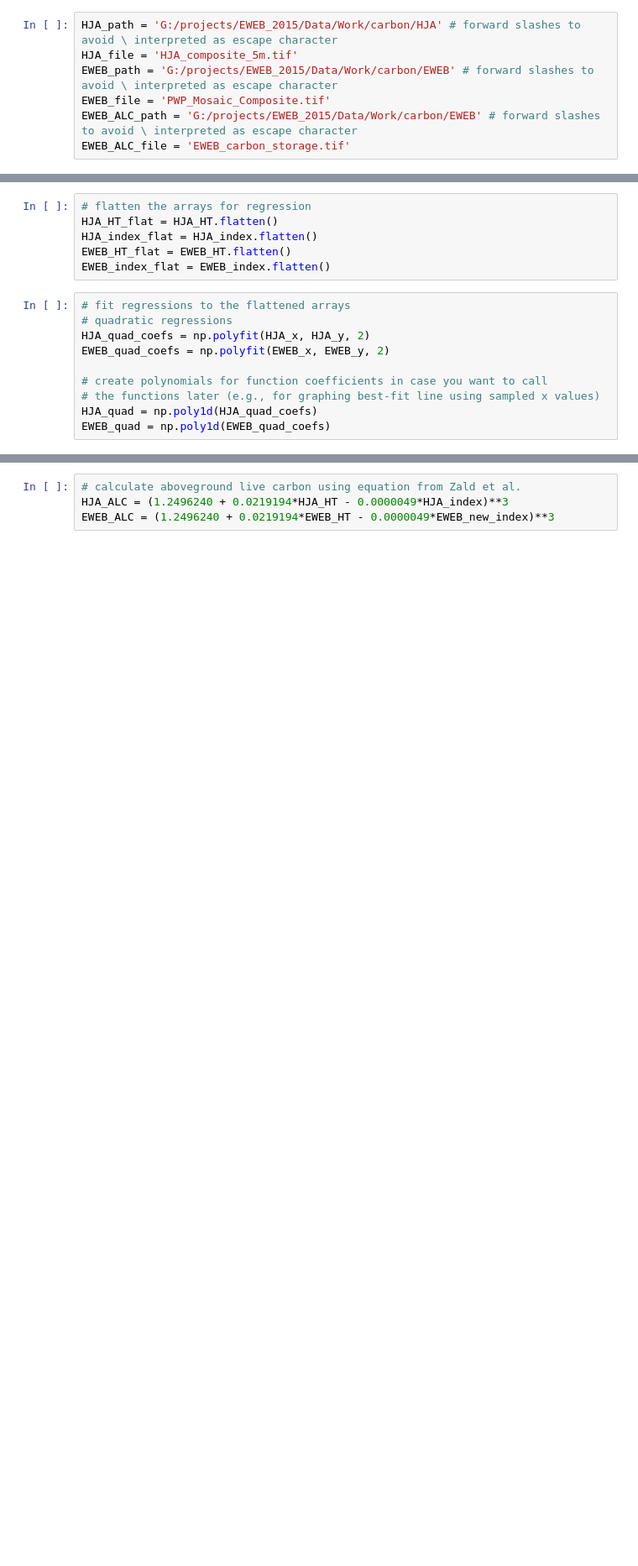
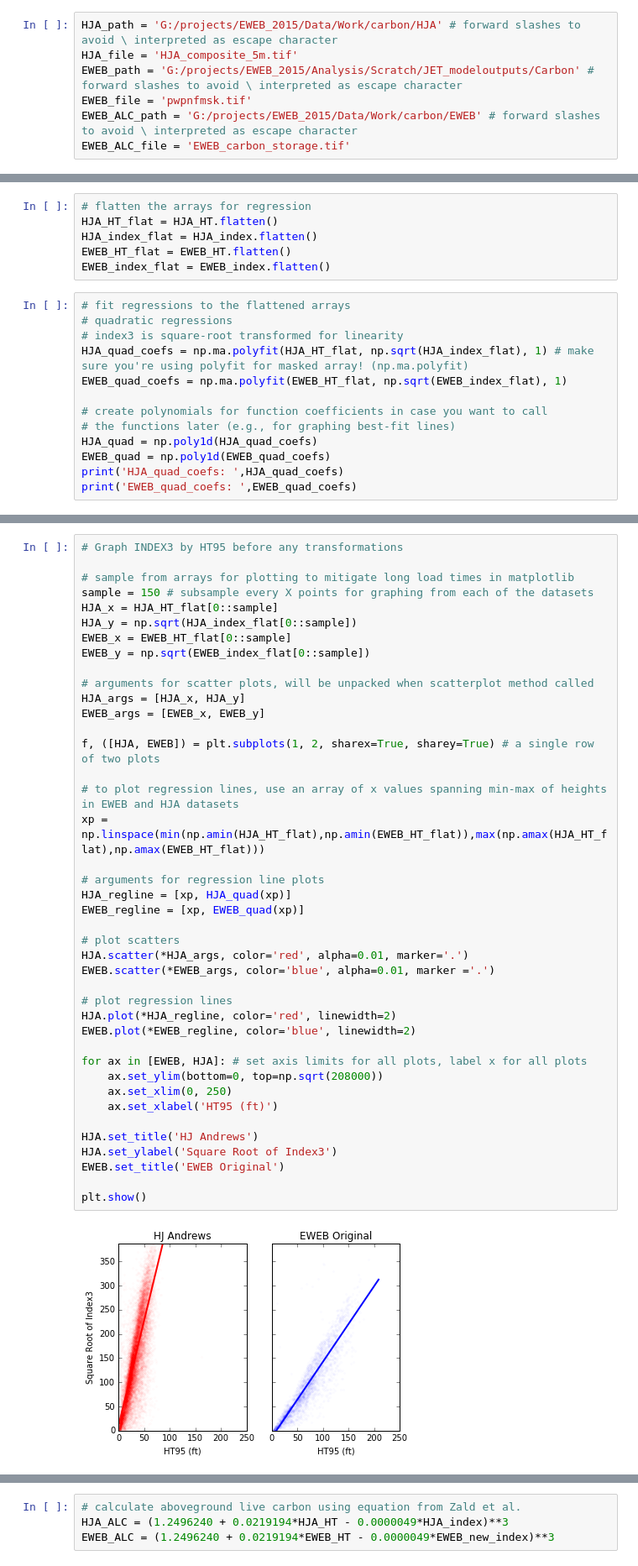
Before and after one commit to Ecotrust/urbanforestry, a Jupyter notebook: EWEB LiDAR Transform.ipynb, the cells around one changed output, grey strips where cells are left out. Shown at 84% size. Saved outputs shown, nothing was run; the diff lists cells and outputs as text; blank space fills up the shorter version.

Commit message:
Fixed mis-named EWEB vs. HJA on reading rasters
Also shifted to square-root transforming index3 prior to fitting
regression line to HT95 vs. index3 relationship.

```diff
--- a/EWEB LiDAR Transform.ipynb
+++ b/EWEB LiDAR Transform.ipynb
@@ -11,8 +11,8 @@ from future import division
 # %%
 HJA_path = 'G:/projects/EWEB_2015/Data/Work/carbon/HJA' # forward slashes to avoid \ interpreted as escape character
 HJA_file = 'HJA_composite_5m.tif'
-EWEB_path = 'G:/projects/EWEB_2015/Data/Work/carbon/EWEB' # forward slashes to avoid \ interpreted as escape character
-EWEB_file = 'PWP_Mosaic_Composite.tif'
+EWEB_path = 'G:/projects/EWEB_2015/Analysis/Scratch/JET_modeloutputs/Carbon' # forward slashes to avoid \ interpreted as escape character
+EWEB_file = 'pwpnfmsk.tif'
 EWEB_ALC_path = 'G:/projects/EWEB_2015/Data/Work/carbon/EWEB' # forward slashes to avoid \ interpreted as escape character
 EWEB_ALC_file = 'EWEB_carbon_storage.tif'
 # %%
@@ -85,10 +95,13 @@ EWEB_index_flat = EWEB_index.flatten()
 # %%
 # fit regressions to the flattened arrays
 # quadratic regressions
-HJA_quad_coefs = np.polyfit(HJA_x, HJA_y, 2)
-EWEB_quad_coefs = np.polyfit(EWEB_x, EWEB_y, 2)
+# index3 is square-root transformed for linearity
+HJA_quad_coefs = np.ma.polyfit(HJA_HT_flat, np.sqrt(HJA_index_flat), 1) # make sure you're using polyfit for masked array! (np.ma.polyfit)
+EWEB_quad_coefs = np.ma.polyfit(EWEB_HT_flat, np.sqrt(EWEB_index_flat), 1)
 
 # create polynomials for function coefficients in case you want to call
-# the functions later (e.g., for graphing best-fit line using sampled x values)
+# the functions later (e.g., for graphing best-fit lines)
 HJA_quad = np.poly1d(HJA_quad_coefs)
 EWEB_quad = np.poly1d(EWEB_quad_coefs)
+print('HJA_quad_coefs: ',HJA_quad_coefs)
+print('EWEB_quad_coefs: ',EWEB_quad_coefs)
@@ -95,3 +111,46 @@ EWEB_quad = np.poly1d(EWEB_quad_coefs)
+# %%
+# Graph INDEX3 by HT95 before any transformations
+
+# sample from arrays for plotting to mitigate long load times in matplotlib
+sample = 150 # subsample every X points for graphing from each of the datasets
+HJA_x = HJA_HT_flat[0::sample]
+HJA_y = np.sqrt(HJA_index_flat[0::sample])
+EWEB_x = EWEB_HT_flat[0::sample]
+EWEB_y = np.sqrt(EWEB_index_flat[0::sample])
+
+# arguments for scatter plots, will be unpacked when scatterplot method called
+HJA_args = [HJA_x, HJA_y]
+EWEB_args = [EWEB_x, EWEB_y]
+
+f, ([HJA, EWEB]) = plt.subplots(1, 2, sharex=True, sharey=True) # a single row of two plots
+
+# to plot regression lines, use an array of x values spanning min-max of heights in EWEB and HJA datasets
+xp = np.linspace(min(np.amin(HJA_HT_flat),np.amin(EWEB_HT_flat)),max(np.amax(HJA_HT_flat),np.amax(EWEB_HT_flat)))
+
+# arguments for regression line plots
+HJA_regline = [xp, HJA_quad(xp)]
+EWEB_regline = [xp, EWEB_quad(xp)]
+
+# plot scatters
+HJA.scatter(*HJA_args, color='red', alpha=0.01, marker='.')
+EWEB.scatter(*EWEB_args, color='blue', alpha=0.01, marker ='.')
+
+# plot regression lines
+HJA.plot(*HJA_regline, color='red', linewidth=2)
+EWEB.plot(*EWEB_regline, color='blue', linewidth=2)
+
+for ax in [EWEB, HJA]: # set axis limits for all plots, label x for all plots
+    ax.set_ylim(bottom=0, top=np.sqrt(208000))
+    ax.set_xlim(0, 250)
+    ax.set_xlabel('HT95 (ft)')
+
+HJA.set_title('HJ Andrews')
+HJA.set_ylabel('Square Root of Index3')
+EWEB.set_title('EWEB Original')
+
+plt.show()
+# %% [output]
+[figure, added]
 # %%
 # transform EWEB index estimates to HJA index estimates
 
```
Also changed, not shown: parts of 11 cells of this notebook.
